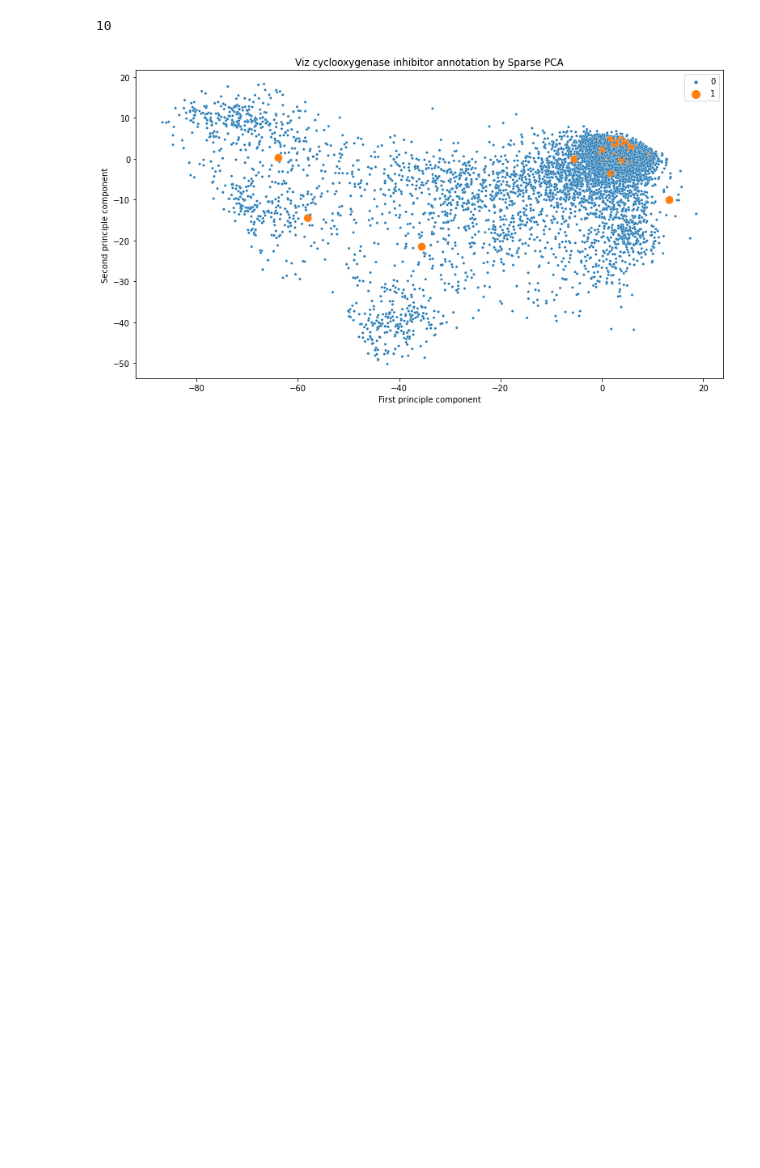
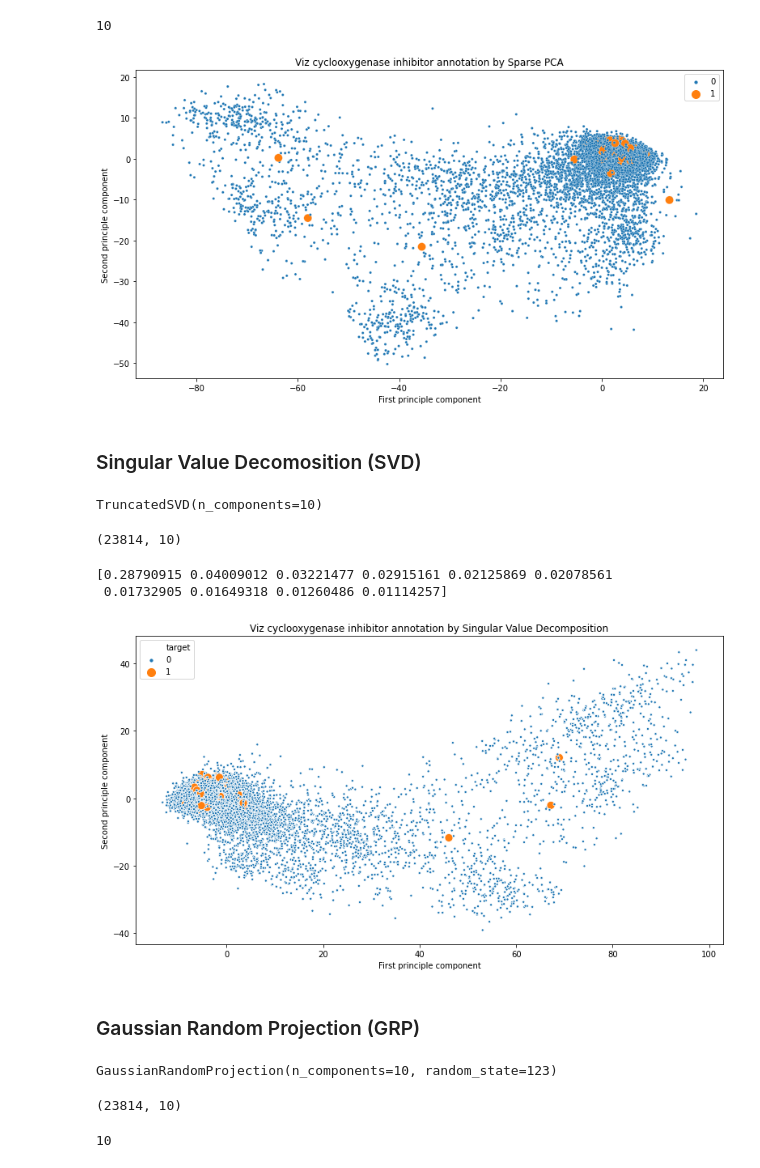
Before and after one commit to Yongliang-Shi/Mechanism-of-Action-Prediction, a Jupyter notebook: pca_to_visualize_cyclooxygenase_inhibitor.ipynb, the cells around one changed output. Saved outputs shown, nothing was run; the diff lists cells and outputs as text; code cells hidden in the pictures; blank space fills up the shorter version.

```diff
--- a/pca_to_visualize_cyclooxygenase_inhibitor.ipynb
+++ b/pca_to_visualize_cyclooxygenase_inhibitor.ipynb
@@ -377,3 +377,75 @@ plt.legend()
 plt.show()
 # %% [output]
 [figure]
+# %% [markdown]
+### Singular Value Decomosition (SVD)
+# %%
+# Import library
+from sklearn.decomposition import TruncatedSVD
+
+# Create the object
+tSVD = TruncatedSVD(n_components=10, algorithm='randomized')
+
+# Print the object
+tSVD
+# %% [output]
+TruncatedSVD(n_components=10)
+# %%
+# Fit and transform the scaled data
+X_tsvd = tSVD.fit_transform(X_scaled)
+
+# Print the shape
+X_tsvd.shape
+# %% [output]
+(23814, 10)
+# %%
+# Print the attributes
+
+print(tSVD.explained_variance_ratio_)
+# %% [output]
+[0.28790915 0.04009012 0.03221477 0.02915161 0.02125869 0.02078561
+ 0.01732905 0.01649318 0.01260486 0.01114257]
+# %%
+# Data Visualization
+
+df_tSVD = pd.DataFrame(X_tsvd)
+c_inhibitor = df_targets.loc[:, 'cyclooxygenase_inhibitor']
+df_tSVD['target'] = c_inhibitor.values
+
+plt.figure(figsize=(13,7))
+sns.scatterplot(data=df_tSVD, x=df_tSVD[0], y=df_tSVD[1],
+                hue='target', size='target', sizes=(100, 10))
+
+plt.title('Viz cyclooxygenase inhibitor annotation by Singular Value Decomposition')
+plt.xlabel('First principle component')
+plt.ylabel('Second principle component')
+plt.legend()
+plt.show()
+# %% [output]
+[figure, added]
+# %% [markdown]
+### Gaussian Random Projection (GRP)
+# %%
+# Import library
+from sklearn.random_projection import GaussianRandomProjection
+
+# Create the object
+grp = GaussianRandomProjection(n_components=10, random_state=123)
+
+# Print the object
+grp
+# %% [output]
+GaussianRandomProjection(n_components=10, random_state=123)
+# %%
+# Fit and transform the scaled data
+X_grp = grp.fit_transform(X_scaled)
+
+# Print the shape
+X_grp.shape
+# %% [output]
+(23814, 10)
+# %%
+# Print the attributes
+grp.n_components_
+# %% [output]
+10
```
Also changed, not shown: parts of 32 cells of this notebook.
